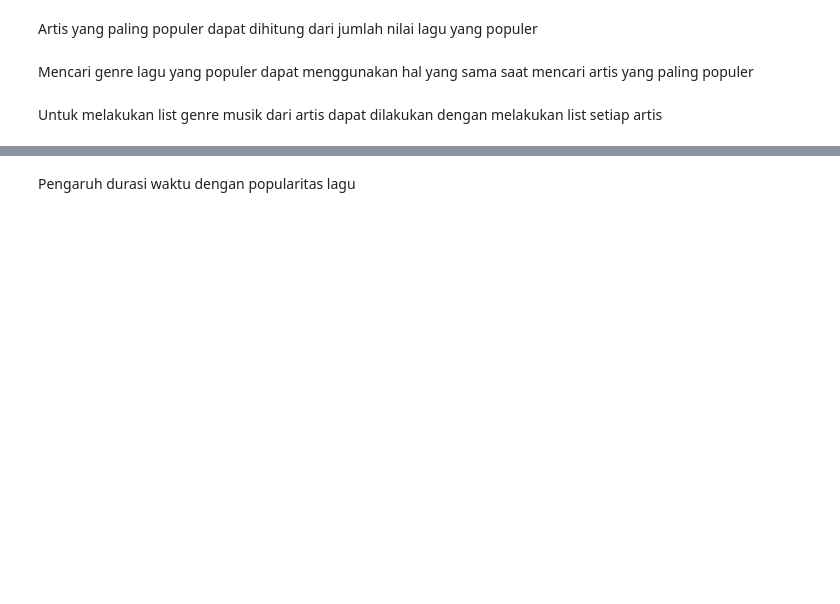
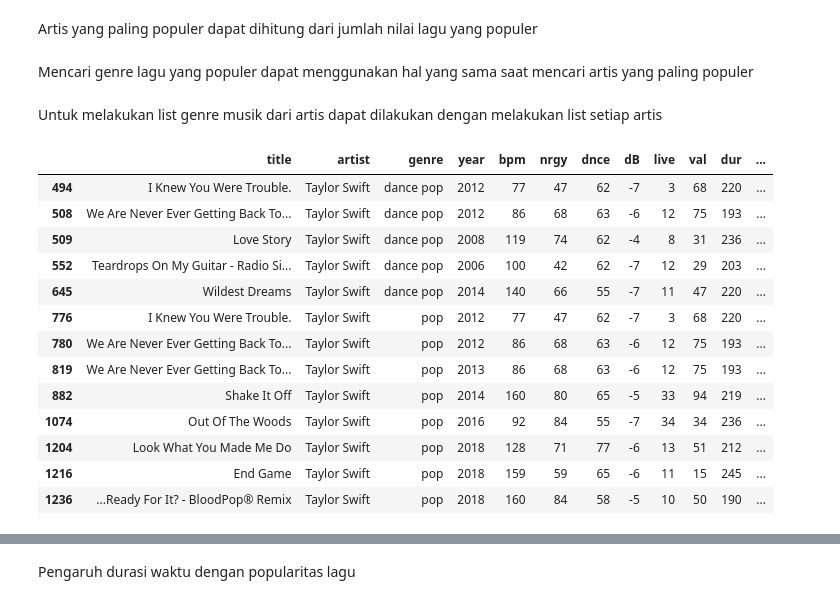
Before and after one commit to arkha98/tugas_akhir_spotify, a Jupyter notebook: tugas_akhir.ipynb, the cells around one changed output, grey strips where cells are left out. Cells and saved outputs as stored; diff of their text form; code cells hidden in the pictures; blank space fills up the shorter version.

```diff
--- a/tugas_akhir.ipynb
+++ b/tugas_akhir.ipynb
@@ -320,6 +317,35 @@ def dict_artist_genre(df):
             continue
         artist_genre.setdefault(artist,set()).add(genre)
     return artist_genre
+# %%
+def dict_artist_music(df):
+    artist_music = dict()
+    for i in df.index:
+        artist = df['artist'][i]
+        music = df['title'][i]
+        if isNaN(music):
+            artist_music.setdefault(artist,set())
+            continue
+        artist_music.setdefault(artist,set()).add(music)
+    return artist_music
+# %%
+music = dict_artist_music(df_all)
+df_all.loc[df_all['artist'] == 'Taylor Swift']
+# %% [output]
+|  | title | artist | genre | year | bpm | nrgy | dnce | dB | live | val | dur | ... |
+| 494 | I Knew You Were Trouble. | Taylor Swift | dance pop | 2012 | 77 | 47 | 62 | -7 | 3 | 68 | 220 | ... |
+| 508 | We Are Never Ever Getting Back To... | Taylor Swift | dance pop | 2012 | 86 | 68 | 63 | -6 | 12 | 75 | 193 | ... |
+| 509 | Love Story | Taylor Swift | dance pop | 2008 | 119 | 74 | 62 | -4 | 8 | 31 | 236 | ... |
+| 552 | Teardrops On My Guitar - Radio Si... | Taylor Swift | dance pop | 2006 | 100 | 42 | 62 | -7 | 12 | 29 | 203 | ... |
+| 645 | Wildest Dreams | Taylor Swift | dance pop | 2014 | 140 | 66 | 55 | -7 | 11 | 47 | 220 | ... |
+| 776 | I Knew You Were Trouble. | Taylor Swift | pop | 2012 | 77 | 47 | 62 | -7 | 3 | 68 | 220 | ... |
+| 780 | We Are Never Ever Getting Back To... | Taylor Swift | pop | 2012 | 86 | 68 | 63 | -6 | 12 | 75 | 193 | ... |
+| 819 | We Are Never Ever Getting Back To... | Taylor Swift | pop | 2013 | 86 | 68 | 63 | -6 | 12 | 75 | 193 | ... |
+| 882 | Shake It Off | Taylor Swift | pop | 2014 | 160 | 80 | 65 | -5 | 33 | 94 | 219 | ... |
+| 1074 | Out Of The Woods | Taylor Swift | pop | 2016 | 92 | 84 | 55 | -7 | 34 | 34 | 236 | ... |
+| 1204 | Look What You Made Me Do | Taylor Swift | pop | 2018 | 128 | 71 | 77 | -6 | 13 | 51 | 212 | ... |
+| 1216 | End Game | Taylor Swift | pop | 2018 | 159 | 59 | 65 | -6 | 11 | 15 | 245 | ... |
+| 1236 | ...Ready For It? - BloodPop® Remix | Taylor Swift | pop | 2018 | 160 | 84 | 58 | -5 | 10 | 50 | 190 | ... |
 # %%
 tmp_2 = dict_artist_genre(df_all)
 
```
Also changed, not shown: parts of 8 cells of this notebook, 3 other files.
